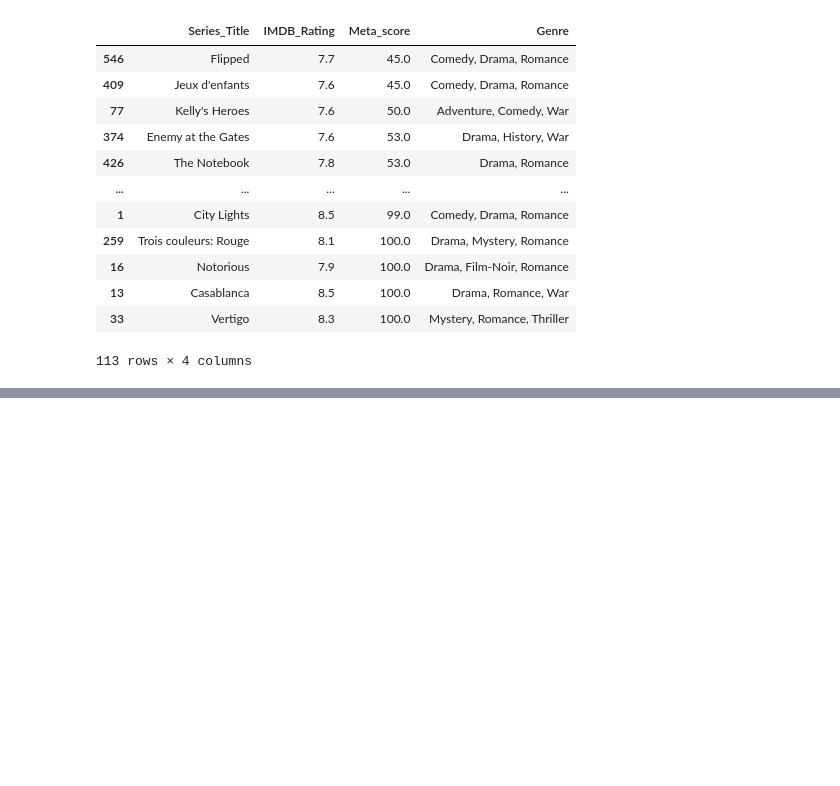
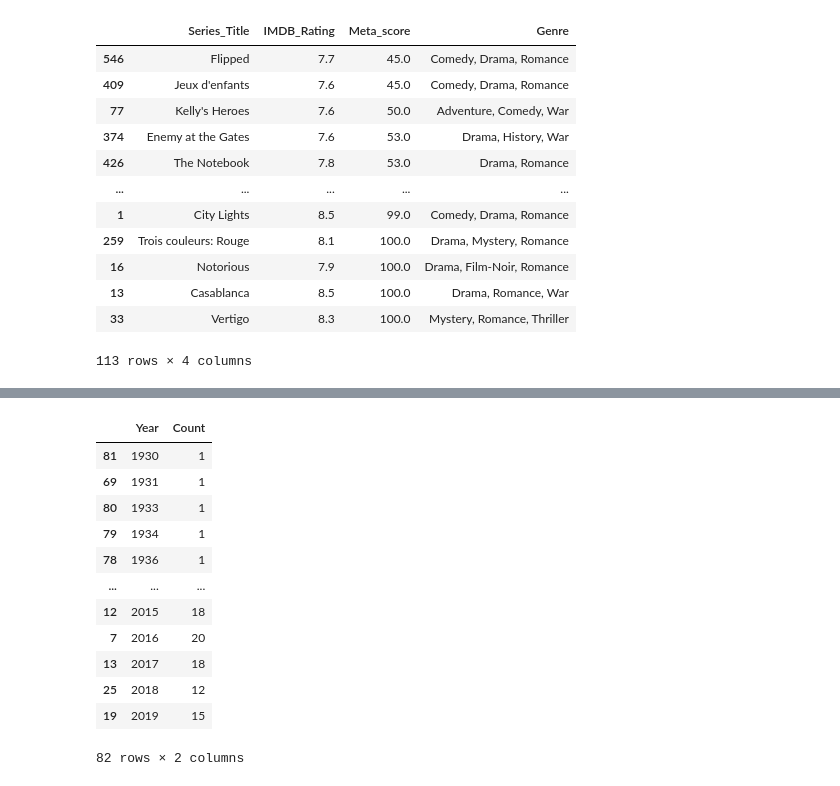
Before and after one commit to kimjieun990525/Top-1000-Movies, a Jupyter notebook: jupyter_notebook/project_1.ipynb, the cells around one changed output, grey strips where cells are left out. Cells and saved outputs as stored; diff of their text form; code cells hidden in the pictures; blank space fills up the shorter version.

```diff
--- a/jupyter_notebook/project_1.ipynb
+++ b/jupyter_notebook/project_1.ipynb
@@ -774,0 +913,24 @@ select_info[ ['Series_Title','IMDB_Rating','Meta_score','Genre','Released_Year',
+# %%
+Year_count = pd.DataFrame()
+# %%
+Year_count['Year'] = df['Released_Year'].value_counts().index
+# %%
+Year_count['Count'] = df['Released_Year'].value_counts().values
+# %%
+Year_count.sort_values('Year', inplace=True)
+# %%
+Year_count
+# %% [output]
+|  | Year | Count |
+| 81 | 1930 | 1 |
+| 69 | 1931 | 1 |
+| 80 | 1933 | 1 |
+| 79 | 1934 | 1 |
+| 78 | 1936 | 1 |
+| ... | ... | ... |
+| 12 | 2015 | 18 |
+| 7 | 2016 | 20 |
+| 13 | 2017 | 18 |
+| 25 | 2018 | 12 |
+| 19 | 2019 | 15 |
+82 rows × 2 columns
```
Also changed, not shown: parts of 16 cells of this notebook, 4 other files.
